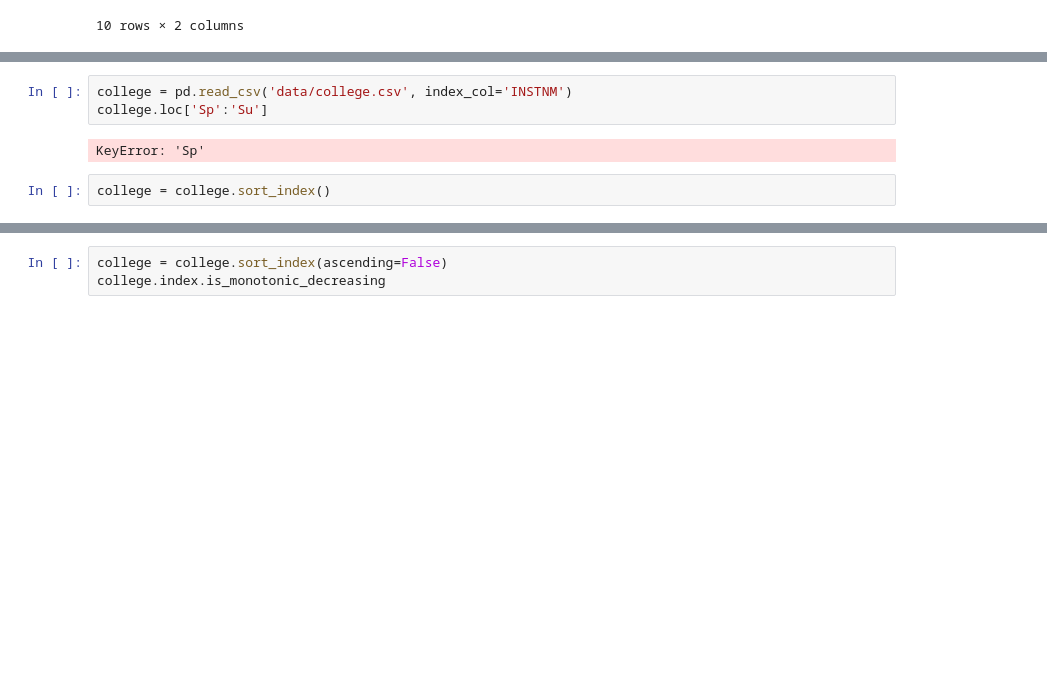
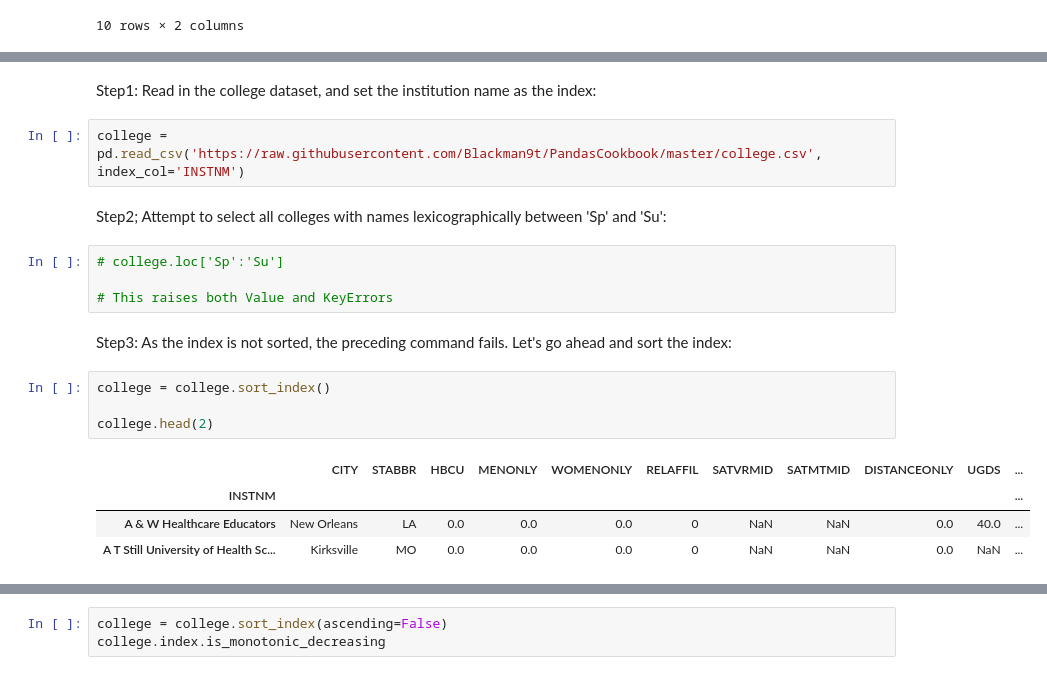
Before and after one commit to Blackman9t/PandasCookbook, a Jupyter notebook: Chapter_4_Selecting_Subsets_of_Data.ipynb, the cells around one changed output, grey strips where cells are left out. Cells and saved outputs as stored; diff of their text form; blank space fills up the shorter version.

```diff
--- a/Chapter_4_Selecting_Subsets_of_Data.ipynb
+++ b/Chapter_4_Selecting_Subsets_of_Data.ipynb
@@ -525,7 +643,21 @@ college.loc[first_ten_instnm, ['CITY', 'STABBR']]
+# %% [markdown]
+Step1: Read in the college dataset, and set the institution name as the index:
 # %%
-college = pd.read_csv('data/college.csv', index_col='INSTNM')
-college.loc['Sp':'Su']
+college = pd.read_csv('https://raw.githubusercontent.com/Blackman9t/PandasCookbook/master/college.csv', index_col='INSTNM')
-# %% [output]
-KeyError: 'Sp'
+# %% [markdown]
+Step2; Attempt to select all colleges with names lexicographically between 'Sp' and 'Su':
+# %%
+# college.loc['Sp':'Su']
+
+# This raises both Value and KeyErrors
+# %% [markdown]
+Step3: As the index is not sorted, the preceding command fails. Let's go ahead and sort the index:
 # %%
 college = college.sort_index()
+
+college.head(2)
+# %% [output]
+|  | CITY | STABBR | HBCU | MENONLY | WOMENONLY | RELAFFIL | SATVRMID | SATMTMID | DISTANCEONLY | UGDS | ... |
+| INSTNM |  |  |  |  |  |  |  |  |  |  | ... |
+| A & W Healthcare Educators | New Orleans | LA | 0.0 | 0.0 | 0.0 | 0 | NaN | NaN | 0.0 | 40.0 | ... |
+| A T Still University of Health Sc... | Kirksville | MO | 0.0 | 0.0 | 0.0 | 0 | NaN | NaN | 0.0 | NaN | ... |
```
Also changed, not shown: parts of 52 cells of this notebook.
